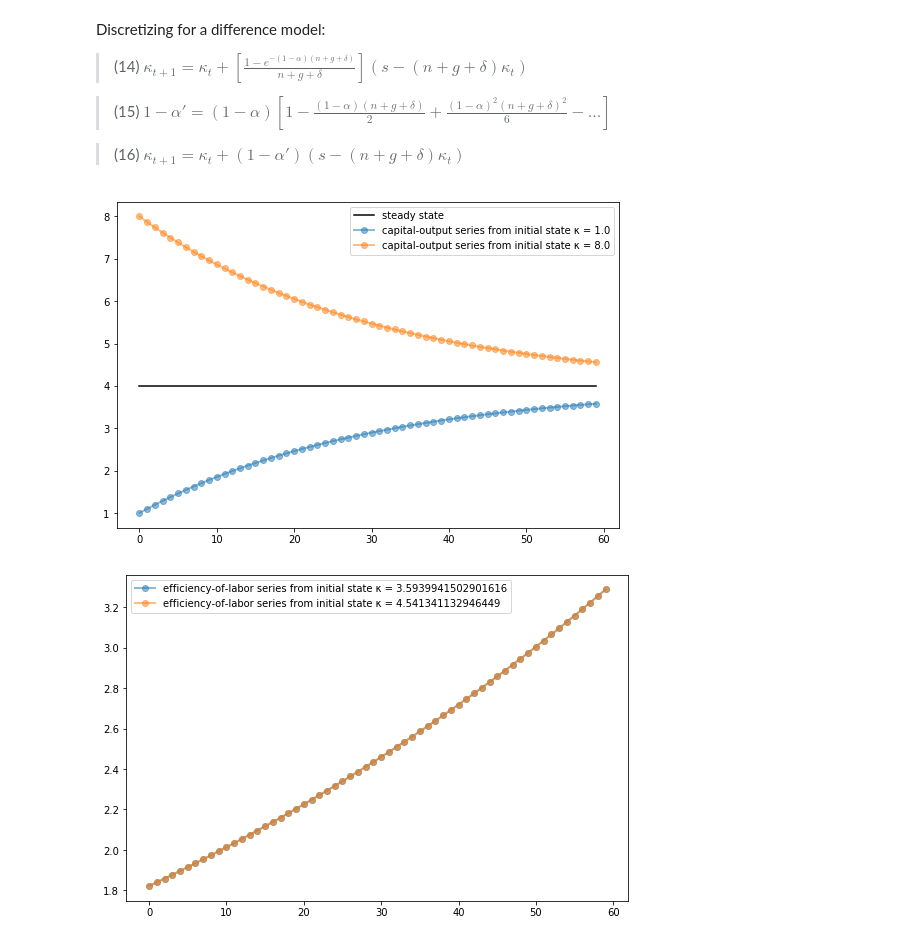
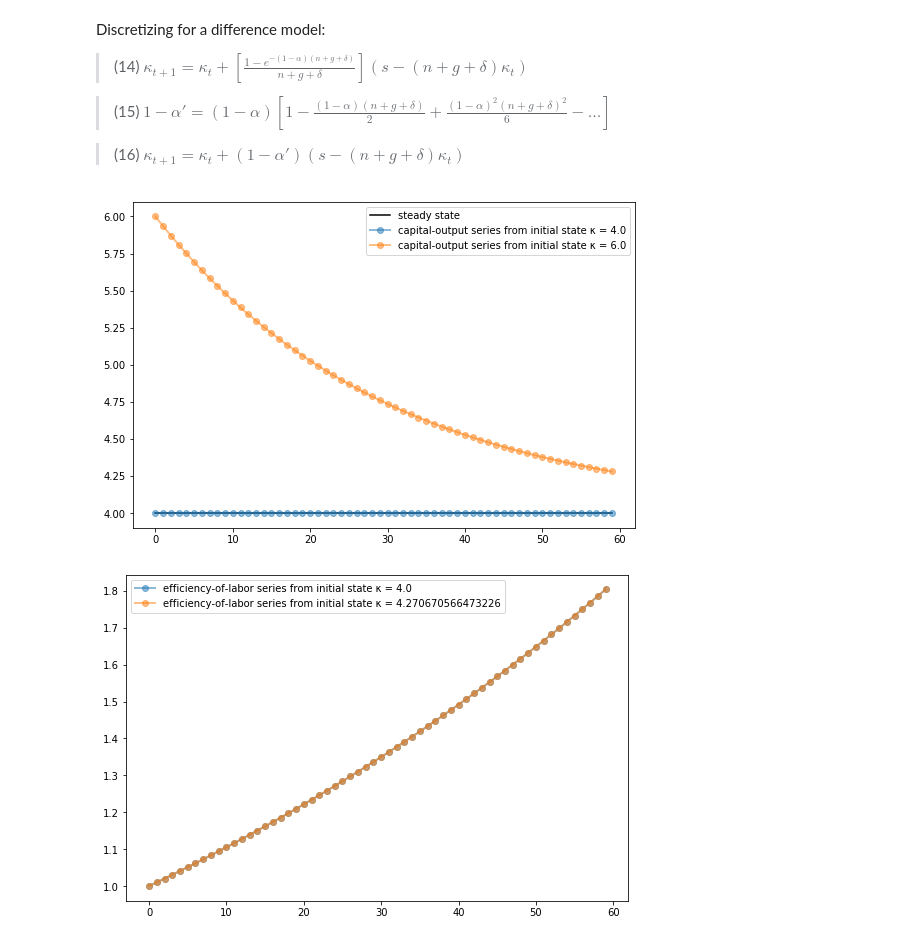
Before and after one commit to braddelong/LS2019, a Jupyter notebook: 2019-08-07-Sargent-Stachurski.ipynb, the cells around one changed output. Saved outputs shown, nothing was run; the diff lists cells and outputs as text; code cells hidden in the pictures.

Commit message:
Adding more graphs...

```diff
--- a/2019-08-07-Sargent-Stachurski.ipynb
+++ b/2019-08-07-Sargent-Stachurski.ipynb
@@ -76,14 +76,14 @@ class SolowKappa:
     κ_{t+1} = κ_t + (1- α) ( s - (n+g+δ)κ_t )
     """
 
-    def __init__(self, n=0.01,   # population growth rate
-                       s=0.20,   # savings rate
-                       δ=0.03,   # depreciation rate
-                       α=1/3,    # share of labor
-                       g=0.01,   # productivity
-                       κ=1.0,    # current capital-labor ratio
-                       E=1.0,    # current efficiency of labor
-                       L=1.0):   # current labor force
+    def __init__(self, n=0.01,              # population growth rate
+                       s=0.20,              # savings rate
+                       δ=0.03,              # depreciation rate
+                       α=1/3,               # share of capital
+                       g=0.01,              # productivity
+                       κ=0.2/(.01+.01+.03), # current capital-labor ratio
+                       E=1.0,               # current efficiency of labor
+                       L=1.0):              # current labor force
 
         self.n, self.s, self.δ, self.α, self.g = n, s, δ, α, g
         self.κ, self.E, self.L = κ, E, L
@@ -146,24 +146,24 @@ class SolowKappa:
 # %%
 T = 60
 
 s1 = SolowKappa()
-s2 = SolowKappa(κ=8.0)
+s2 = SolowKappa(κ=6.0)
 
 fig, ax = plt.subplots(figsize=(9, 6))
 
 # Plot the common steady-state value of the capital-output ratio
 ax.plot([s1.steady_state()]*T, 'k-', label='steady state')
 
 # Plot time series for each economy
 for s in s1, s2:
     lb = f'capital-output series from initial state κ = {s.κ}'
     ax.plot(s.generate_sequence(T), 'o-', lw=2, alpha=0.5, label=lb)
 
 
 ax.legend()
 plt.show()
 # %% [output]
-[figure, old version]
+[figure, new version]
 # %%
 fig, ax = plt.subplots(figsize=(9, 6))
 
@@ -176,7 +176,7 @@ for s in s1, s2:
 ax.legend()
 plt.show()
 # %% [output]
-[figure, old version]
+[figure, new version]
 # %%
 fig, ax = plt.subplots(figsize=(9, 6))
 
```
Also changed, not shown: parts of 5 cells of this notebook, 1 other file.
